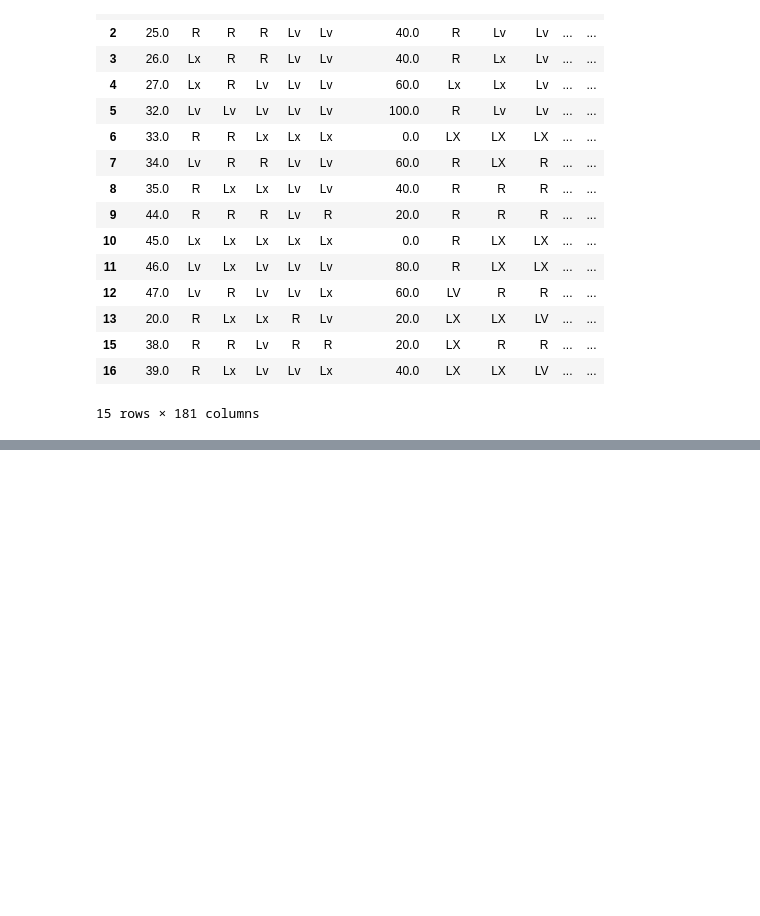
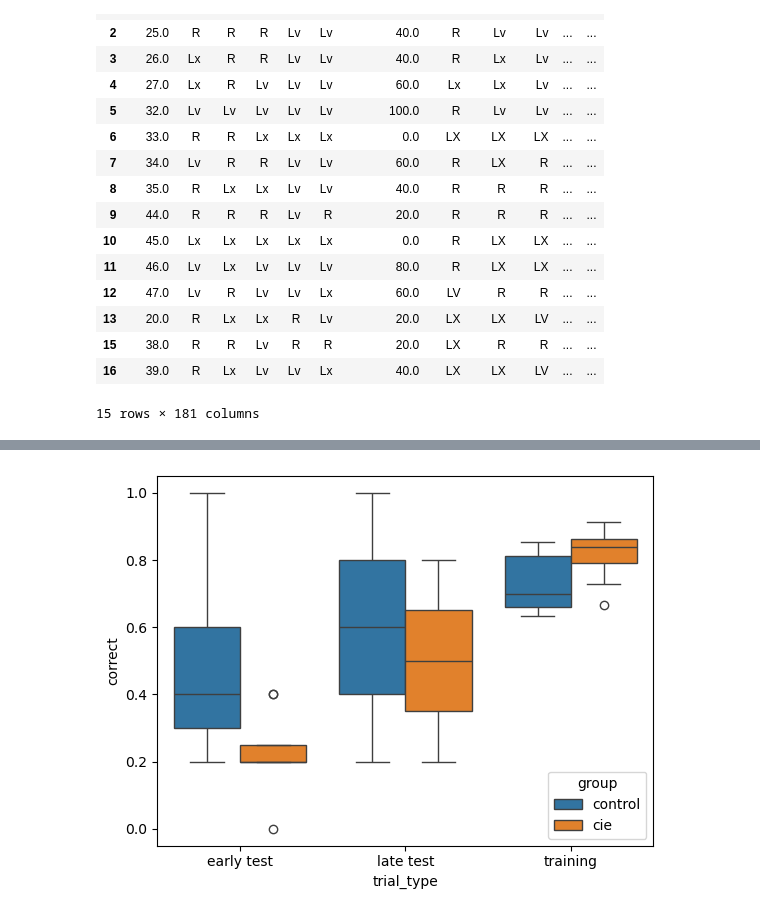
Before and after one commit to SSchwoebel/TMaze, a Jupyter notebook: cie_task/1_preprocessing.ipynb, the cells around one changed output, grey strips where cells are left out. Cells and saved outputs as stored; diff of their text form; code cells hidden in the pictures; blank space fills up the shorter version.

```diff
--- a/cie_task/1_preprocessing.ipynb
+++ b/cie_task/1_preprocessing.ipynb
@@ -197,0 +207,2 @@ plt.show()
+# %%
+summary_df = plot_df[plot_df["valid"]==True].groupby(["animal", "group", "trial_type"])["correct"].mean()
@@ -197,0 +230,6 @@ plt.show()
+# %%
+plt.figure()
+sns.boxplot(data=pd.DataFrame(summary_df), x="trial_type", y="correct", hue="group")
+plt.show()
+# %% [output]
+[figure, added]
```
Also changed, not shown: parts of 8 cells of this notebook, 13 other files.
